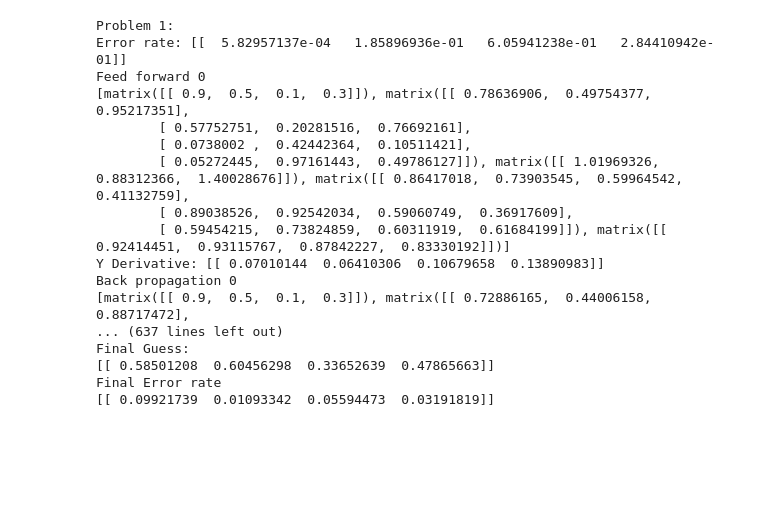
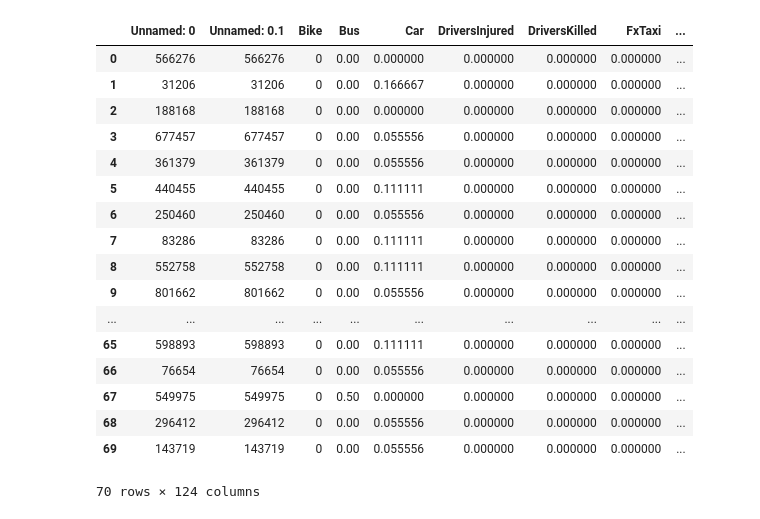
Before and after one commit to antonsuba/mmda-traffic-neural-net, a Jupyter notebook: mmda_prediction_neural_net.ipynb, the cells around one changed output. Cells and saved outputs as stored; diff of their text form; code cells hidden in the pictures; blank space fills up the shorter version.

```diff
--- a/mmda_prediction_neural_net.ipynb
+++ b/mmda_prediction_neural_net.ipynb
@@ -5,43 +5,32 @@ import math
 from random import uniform
 # %%
 from neural_network import neural_network as net
-# %%
-print('Problem 1:')
-#Problem 1
-topology = [4, 3, 4]
-inputs = [0.9, 0.5, 0.1, 0.3]
-output = [0.9, 0.5, 0.1, 0.3]
-activation_scheme = ['Relu', 'Sigmoid']
-
-weight_1 = np.matrix([[0.7863690559, 0.4975437665, 0.9521735073],
-                      [0.5775275116, 0.2028151628, 0.7669216083],
-                      [0.07380019736, 0.4244236388, 0.1051142052],
-                      [0.05272444907, 0.9716144298, 0.4978612697]])
-
-weight_2 = np.matrix([[0.8641701841, 0.7390354543, 0.5996454166, 0.4113275868],
-                      [0.890385264, 0.9254203403, 0.5906074863, 0.3691760936],
-                      [0.5945421458, 0.7382485887, 0.6031191925, 0.6168419889]])
-
-custom_weights = [weight_1, weight_2]
-
-neural_net = net.NeuralNetwork(topology, inputs, output, activation_scheme, 1, None, custom_weights)
-neural_net.train(40)
-neural_net.run('Problem 1')
-# %% [output]
-Problem 1:
-Error rate: [[  5.82957137e-04   1.85896936e-01   6.05941238e-01   2.84410942e-01]]
-Feed forward 0
-[matrix([[ 0.9,  0.5,  0.1,  0.3]]), matrix([[ 0.78636906,  0.49754377,  0.95217351],
-        [ 0.57752751,  0.20281516,  0.76692161],
-        [ 0.0738002 ,  0.42442364,  0.10511421],
-        [ 0.05272445,  0.97161443,  0.49786127]]), matrix([[ 1.01969326,  0.88312366,  1.40028676]]), matrix([[ 0.86417018,  0.73903545,  0.59964542,  0.41132759],
-        [ 0.89038526,  0.92542034,  0.59060749,  0.36917609],
-        [ 0.59454215,  0.73824859,  0.60311919,  0.61684199]]), matrix([[ 0.92414451,  0.93115767,  0.87842227,  0.83330192]])]
-Y Derivative: [[ 0.07010144  0.06410306  0.10679658  0.13890983]]
-Back propagation 0
-[matrix([[ 0.9,  0.5,  0.1,  0.3]]), matrix([[ 0.72886165,  0.44006158,  0.88717472],
-... (637 lines left out)
-Final Guess:
-[[ 0.58501208  0.60456298  0.33652639  0.47865663]]
-Final Error rate
-[[ 0.09921739  0.01093342  0.05594473  0.03191819]]
+# %%
+TRAIN_DATA_X = 'data/x_train.csv'
+TRAIN_DATA_Y = 'data/y_train.csv'
+TEST_DATA_X = 'data/x_test.csv'
+TEST_DATA_Y = 'data/y_test.csv'
+# %%
+train_x_df = pd.read_csv(TRAIN_DATA_X)
+train_y_df = pd.read_csv(TRAIN_DATA_Y)
+
+train_x_df
+# %% [output]
+|  | Unnamed: 0 | Unnamed: 0.1 | Bike | Bus | Car | DriversInjured | DriversKilled | FxTaxi | ... |
+| 0 | 566276 | 566276 | 0 | 0.00 | 0.000000 | 0.000000 | 0.000000 | 0.000000 | ... |
+| 1 | 31206 | 31206 | 0 | 0.00 | 0.166667 | 0.000000 | 0.000000 | 0.000000 | ... |
+| 2 | 188168 | 188168 | 0 | 0.00 | 0.000000 | 0.000000 | 0.000000 | 0.000000 | ... |
+| 3 | 677457 | 677457 | 0 | 0.00 | 0.055556 | 0.000000 | 0.000000 | 0.000000 | ... |
+| 4 | 361379 | 361379 | 0 | 0.00 | 0.055556 | 0.000000 | 0.000000 | 0.000000 | ... |
+| 5 | 440455 | 440455 | 0 | 0.00 | 0.111111 | 0.000000 | 0.000000 | 0.000000 | ... |
+| 6 | 250460 | 250460 | 0 | 0.00 | 0.055556 | 0.000000 | 0.000000 | 0.000000 | ... |
+| 7 | 83286 | 83286 | 0 | 0.00 | 0.111111 | 0.000000 | 0.000000 | 0.000000 | ... |
+| 8 | 552758 | 552758 | 0 | 0.00 | 0.111111 | 0.000000 | 0.000000 | 0.000000 | ... |
+| 9 | 801662 | 801662 | 0 | 0.00 | 0.055556 | 0.000000 | 0.000000 | 0.000000 | ... |
+| ... | ... | ... | ... | ... | ... | ... | ... | ... | ... |
+| 65 | 598893 | 598893 | 0 | 0.00 | 0.111111 | 0.000000 | 0.000000 | 0.000000 | ... |
+| 66 | 76654 | 76654 | 0 | 0.00 | 0.055556 | 0.000000 | 0.000000 | 0.000000 | ... |
+| 67 | 549975 | 549975 | 0 | 0.50 | 0.000000 | 0.000000 | 0.000000 | 0.000000 | ... |
+| 68 | 296412 | 296412 | 0 | 0.00 | 0.055556 | 0.000000 | 0.000000 | 0.000000 | ... |
+| 69 | 143719 | 143719 | 0 | 0.00 | 0.055556 | 0.000000 | 0.000000 | 0.000000 | ... |
+70 rows × 124 columns
```
Also changed, not shown: 1 other file.
